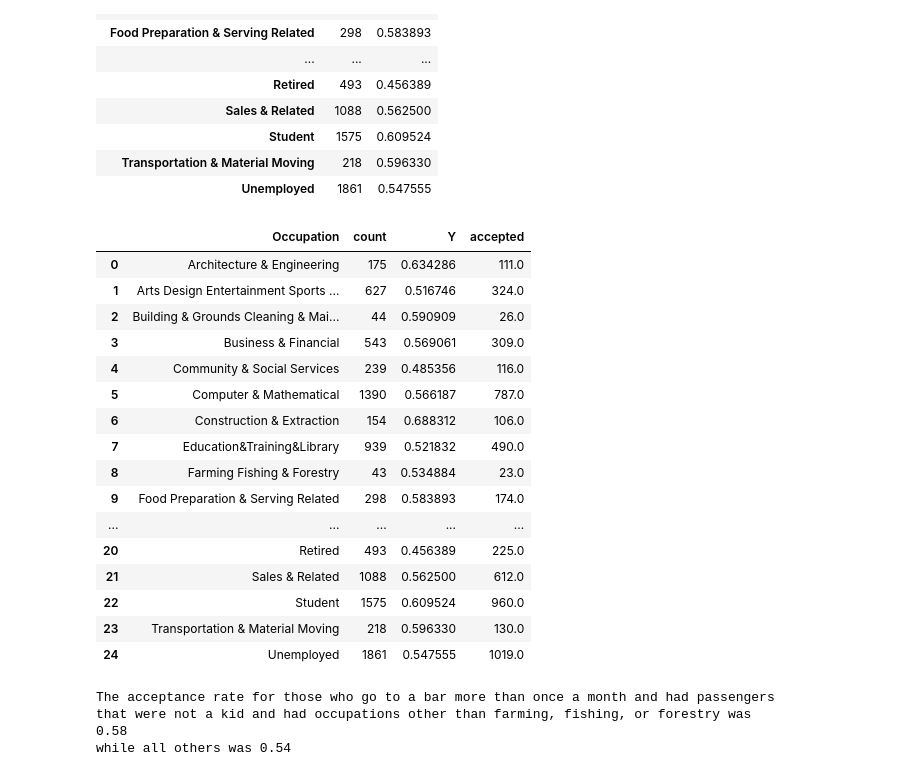
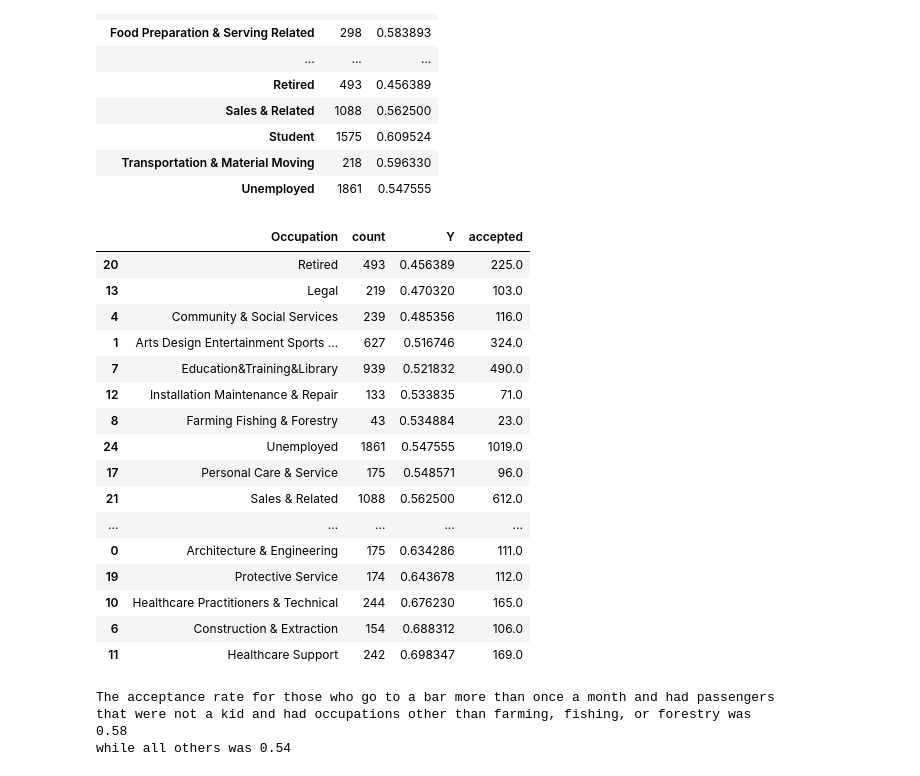
Before and after one commit to RonaldoBantayan27/Mauban1, a Jupyter notebook: 2Accept_Coupons.ipynb, the cells around one changed output. Cells and saved outputs as stored; diff of their text form; code cells hidden in the pictures.

```diff
--- a/2Accept_Coupons.ipynb
+++ b/2Accept_Coupons.ipynb
@@ -1378,7 +1389,7 @@ merged_Passenger_reset
 # acceptance rates for 'Occupation' sorted by 'Occupation'
 list_Occupation = coupons['Occupation'].unique()
 proportion_acceptance_Occupation = coupons.query('Occupation in @list_Occupation').groupby('Occupation')[['Y']].mean()\
-    .sort_values(by='Occupation')
+    .sort_values(by='Y')
 proportion_acceptance_Occupation
 # %% [output]
 |  | Y |
@@ -1449,26 +1460,26 @@ merged_Occupation
 # %%
 # set up a column for count multiplied by acceptance rate to get the accepted coupons
 merged_Occupation['accepted'] = merged_Occupation['count'] * merged_Occupation['Y']
 merged_Occupation_reset = merged_Occupation.reset_index()
-merged_Occupation_reset
+merged_Occupation_reset.sort_values(by='Y')
 # %% [output]
 |  | Occupation | count | Y | accepted |
+| 20 | Retired | 493 | 0.456389 | 225.0 |
+| 13 | Legal | 219 | 0.470320 | 103.0 |
+| 4 | Community & Social Services | 239 | 0.485356 | 116.0 |
+| 1 | Arts Design Entertainment Sports ... | 627 | 0.516746 | 324.0 |
+| 7 | Education&Training&Library | 939 | 0.521832 | 490.0 |
+| 12 | Installation Maintenance & Repair | 133 | 0.533835 | 71.0 |
+| 8 | Farming Fishing & Forestry | 43 | 0.534884 | 23.0 |
+| 24 | Unemployed | 1861 | 0.547555 | 1019.0 |
+| 17 | Personal Care & Service | 175 | 0.548571 | 96.0 |
+| 21 | Sales & Related | 1088 | 0.562500 | 612.0 |
+| ... | ... | ... | ... | ... |
 | 0 | Architecture & Engineering | 175 | 0.634286 | 111.0 |
-| 1 | Arts Design Entertainment Sports ... | 627 | 0.516746 | 324.0 |
-| 2 | Building & Grounds Cleaning & Mai... | 44 | 0.590909 | 26.0 |
-| 3 | Business & Financial | 543 | 0.569061 | 309.0 |
-| 4 | Community & Social Services | 239 | 0.485356 | 116.0 |
-| 5 | Computer & Mathematical | 1390 | 0.566187 | 787.0 |
+| 19 | Protective Service | 174 | 0.643678 | 112.0 |
+| 10 | Healthcare Practitioners & Technical | 244 | 0.676230 | 165.0 |
 | 6 | Construction & Extraction | 154 | 0.688312 | 106.0 |
-| 7 | Education&Training&Library | 939 | 0.521832 | 490.0 |
-| 8 | Farming Fishing & Forestry | 43 | 0.534884 | 23.0 |
-| 9 | Food Preparation & Serving Related | 298 | 0.583893 | 174.0 |
-| ... | ... | ... | ... | ... |
-| 20 | Retired | 493 | 0.456389 | 225.0 |
-| 21 | Sales & Related | 1088 | 0.562500 | 612.0 |
-| 22 | Student | 1575 | 0.609524 | 960.0 |
-| 23 | Transportation & Material Moving | 218 | 0.596330 | 130.0 |
-| 24 | Unemployed | 1861 | 0.547555 | 1019.0 |
+| 11 | Healthcare Support | 242 | 0.698347 | 169.0 |
 # %%
 # list for those who go to a bar more than once a month
 more_once_month = ['1-3','4-8','gt8']
```
Also changed, not shown: parts of 19 cells of this notebook, 1 other file.
